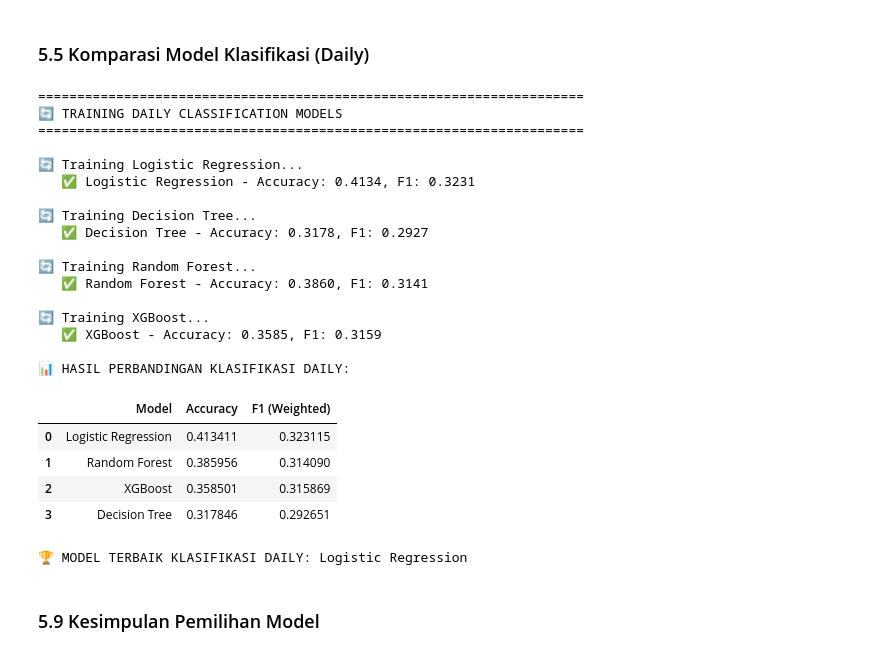
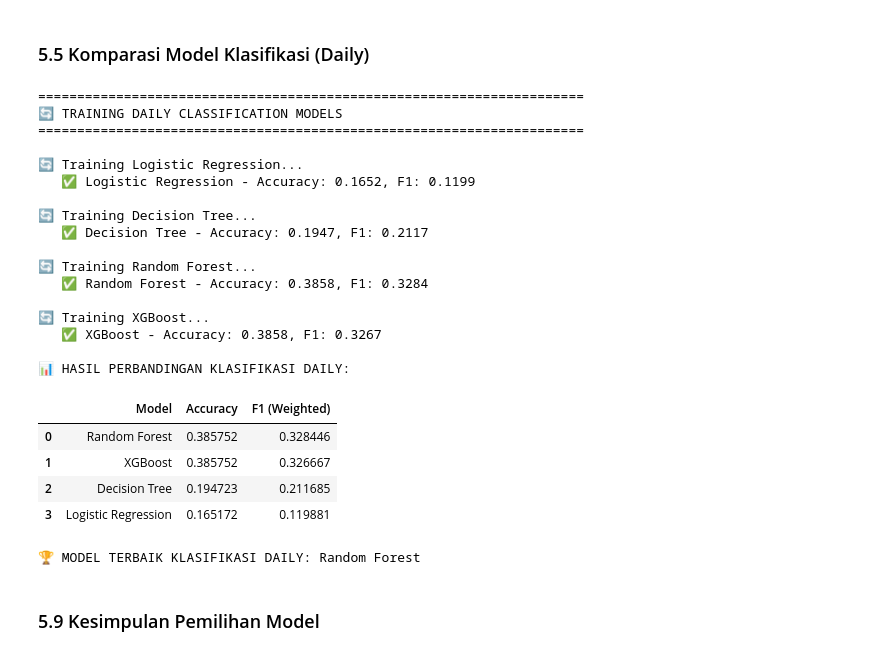
Before and after one commit to AzaniFatturFadhika/weather-iot, a Jupyter notebook: example_v2/model_training/model_selection.ipynb, the cells around one changed output. Cells and saved outputs as stored; diff of their text form; code cells hidden in the pictures.

```diff
--- a/example_v2/model_training/model_selection.ipynb
+++ b/example_v2/model_training/model_selection.ipynb
@@ -768,16 +785,16 @@ print("="*70)
 daily_reg_results = []
 
 # Re-initialize models
-regression_models_daily = {
-    'Linear Regression': LinearRegression(),
-    'K-Neighbors': KNeighborsRegressor(n_neighbors=5),
-    'Decision Tree': DecisionTreeRegressor(random_state=42, max_depth=10),
-    'Random Forest': RandomForestRegressor(n_estimators=100, random_state=42, n_jobs=-1),
-}
-if XGBOOST_AVAILABLE:
-    regression_models_daily['XGBoost'] = XGBRegressor(n_estimators=100, random_state=42, n_jobs=-1, verbosity=0)
+# regression_models_daily = {
+#     'Linear Regression': LinearRegression(),
+#     'K-Neighbors': KNeighborsRegressor(n_neighbors=5),
+#     'Decision Tree': DecisionTreeRegressor(random_state=42, max_depth=10),
+#     'Random Forest': RandomForestRegressor(n_estimators=100, random_state=42, n_jobs=-1),
+# }
+# if XGBOOST_AVAILABLE:
+#     regression_models_daily['XGBoost'] = XGBRegressor(n_estimators=100, random_state=42, n_jobs=-1, verbosity=0)
 
-for name, model in regression_models_daily.items():
+for name, model in regression_models.items():
     print(f"\n🔄 Training {name}...")
     model.fit(X_daily_train, y_daily_train_reg)
     y_pred = model.predict(X_daily_test)
@@ -834,24 +851,10 @@ daily_clf_results = []
 
 # Re-initialize models
 num_classes_daily = len(le_weather_code_daily.classes_)
-classification_models_daily = {
-    'Logistic Regression': LogisticRegression(max_iter=1000, random_state=42, n_jobs=-1),
-    'Decision Tree': DecisionTreeClassifier(random_state=42, max_depth=10),
-    'Random Forest': RandomForestClassifier(n_estimators=100, random_state=42, n_jobs=-1),
-}
-if XGBOOST_AVAILABLE:
-    classification_models_daily['XGBoost'] = XGBClassifier(
-        n_estimators=100,
-        random_state=42,
-        n_jobs=-1,
-        verbosity=0,
-        objective='multi:softmax',
-        num_class=num_classes_daily
-    )
 
-for name, model in classification_models_daily.items():
+for name, model in classification_models.items():
     print(f"\n🔄 Training {name}...")
-    model.fit(X_daily_train, y_daily_train_clf)
+    model.fit(X_daily_train, )
     y_pred = model.predict(X_daily_test)
 
     accuracy = accuracy_score(y_daily_test_clf, y_pred)
@@ -859,42 +862,42 @@ for name, model in classification_models_daily.items():
 
     daily_clf_results.append({
         'Model': name,
         'Accuracy': accuracy,
         'F1 (Weighted)': f1_weighted
     })
 
     print(f"   ✅ {name} - Accuracy: {accuracy:.4f}, F1: {f1_weighted:.4f}")
 
 df_daily_clf = pd.DataFrame(daily_clf_results).sort_values('Accuracy', ascending=False)
 print("\n📊 HASIL PERBANDINGAN KLASIFIKASI DAILY:")
 display(df_daily_clf.reset_index(drop=True))
 
 best_daily_clf_model = df_daily_clf.iloc[0]['Model']
 print(f"\n🏆 MODEL TERBAIK KLASIFIKASI DAILY: {best_daily_clf_model}")
 # %% [output]
 ======================================================================
 🔄 TRAINING DAILY CLASSIFICATION MODELS
 ======================================================================
 
 🔄 Training Logistic Regression...
-   ✅ Logistic Regression - Accuracy: 0.4134, F1: 0.3231
+   ✅ Logistic Regression - Accuracy: 0.1652, F1: 0.1199
 
 🔄 Training Decision Tree...
-   ✅ Decision Tree - Accuracy: 0.3178, F1: 0.2927
+   ✅ Decision Tree - Accuracy: 0.1947, F1: 0.2117
 
 🔄 Training Random Forest...
-   ✅ Random Forest - Accuracy: 0.3860, F1: 0.3141
+   ✅ Random Forest - Accuracy: 0.3858, F1: 0.3284
 
 🔄 Training XGBoost...
-   ✅ XGBoost - Accuracy: 0.3585, F1: 0.3159
+   ✅ XGBoost - Accuracy: 0.3858, F1: 0.3267
 
 📊 HASIL PERBANDINGAN KLASIFIKASI DAILY:
 |  | Model | Accuracy | F1 (Weighted) |
-| 0 | Logistic Regression | 0.413411 | 0.323115 |
-| 1 | Random Forest | 0.385956 | 0.314090 |
-| 2 | XGBoost | 0.358501 | 0.315869 |
-| 3 | Decision Tree | 0.317846 | 0.292651 |
+| 0 | Random Forest | 0.385752 | 0.328446 |
+| 1 | XGBoost | 0.385752 | 0.326667 |
+| 2 | Decision Tree | 0.194723 | 0.211685 |
+| 3 | Logistic Regression | 0.165172 | 0.119881 |
-🏆 MODEL TERBAIK KLASIFIKASI DAILY: Logistic Regression
+🏆 MODEL TERBAIK KLASIFIKASI DAILY: Random Forest
 # %% [markdown]
 ### 5.9 Kesimpulan Pemilihan Model
 # %%
```
Also changed, not shown: parts of 25 cells of this notebook.
